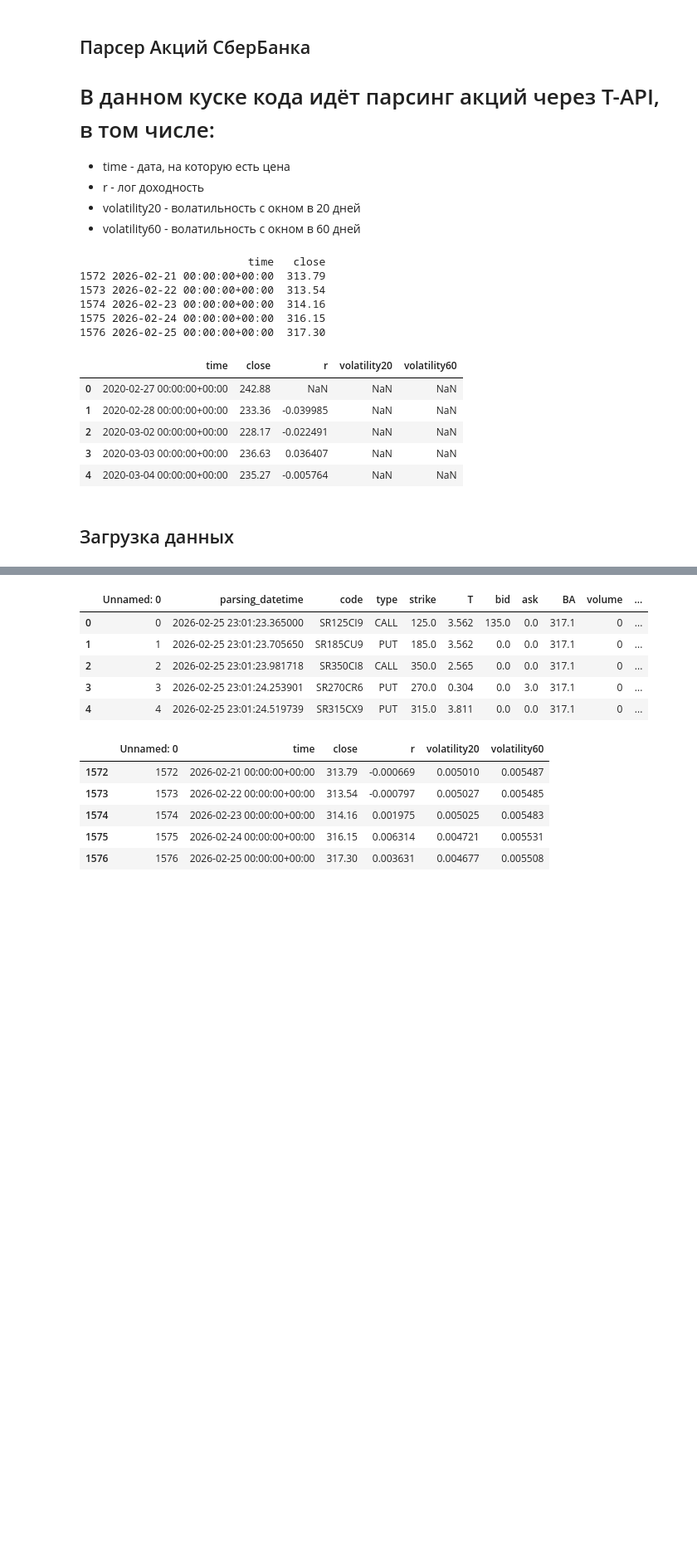
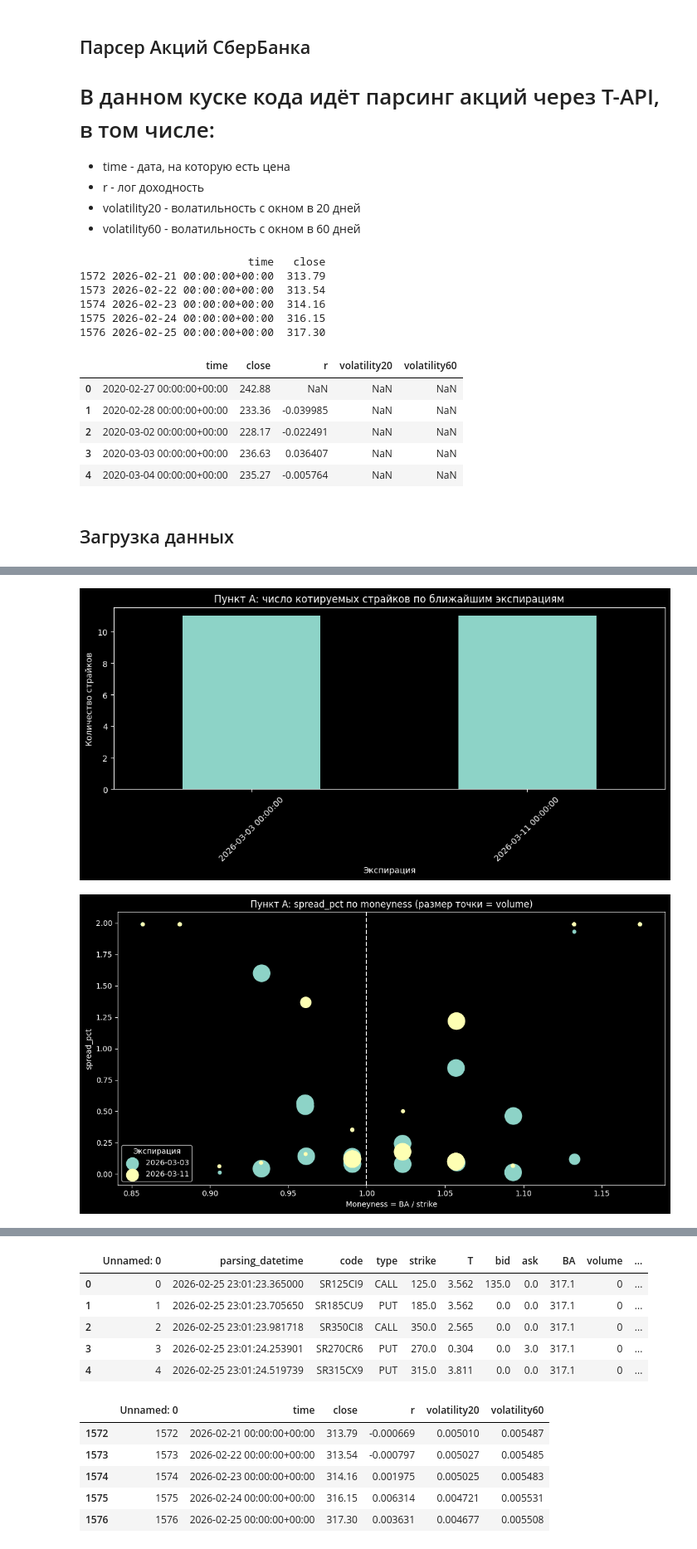
Before and after one commit to Vlad-prog-bit/msu_profinanse, a Jupyter notebook: Options.ipynb, the cells around one changed output, grey strips where cells are left out. Shown at 83% size. Drawn from its saved outputs; the diff is of its cells as text; code cells hidden in the pictures; blank space fills up the shorter version.

```diff
--- a/Options.ipynb
+++ b/Options.ipynb
@@ -270,0 +438,67 @@ class Black_Sholse:
+# %%
+
+def task_A_liquidity_map(options, latest_spot):
+    selected_expiries = nearest_expiries(options, n=N_NEAREST_EXPIRIES)
+    a_df = options[options['expiration_date'].isin(selected_expiries)].copy()
+
+    summary_rows = []
+    for expiry, x in a_df.groupby('expiration_date'):
+        quoted = x[x['is_quoted']].copy()
+
+        row = {
+            'expiration_date': expiry,
+            'contracts_total': len(x),
+            'quoted_contracts': int(x['is_quoted'].sum()),
+            'quoted_share_pct': round(100 * x['is_quoted'].mean(), 2),
+            'quoted_strikes': quoted['strike'].nunique(),
+            'avg_volume_quoted': round(quoted['volume'].mean(), 2) if len(quoted) > 0 else np.nan,
+            'median_volume_quoted': round(quoted['volume'].median(), 2) if len(quoted) > 0 else np.nan,
+            'median_spread_pct_quoted': round(quoted['spread_pct'].median(), 4) if len(quoted) > 0 else np.nan,
+            'mean_spread_pct_quoted': round(quoted['spread_pct'].mean(), 4) if len(quoted) > 0 else np.nan,
+            'atm_quoted_contracts': int(((x['is_quoted']) & (x['abs_mny_distance'] <= 0.05)).sum()),
+            'otm_quoted_contracts': int(((x['is_quoted']) & (x['abs_mny_distance'] > 0.05)).sum()),
+            'spot_reference': round(x['BA'].median(), 2)
+        }
+        summary_rows.append(row)
+
+    summary = pd.DataFrame(summary_rows).sort_values('expiration_date')
+    summary.to_csv(OUTPUT_DIR / 'A_liquidity_summary.csv', index=False)
+
+    print('Таблица для пункта A:')
+    print(summary)
+    strikes_by_exp = (
+        a_df[a_df['is_quoted']]
+        .groupby('expiration_date')['strike']
+        .nunique()
+        .sort_index()
+    )
+
+    plt.figure(figsize=(10, 5))
+    strikes_by_exp.plot(kind='bar')
+    plt.title('Пункт A: число котируемых страйков по ближайшим экспирациям')
+    plt.xlabel('Экспирация')
+    plt.ylabel('Количество страйков')
+    plt.xticks(rotation=45)
+    plt.tight_layout()
+    plt.show()
+    plt.figure(figsize=(11, 6))
+    for expiry in selected_expiries:
+        temp = a_df[(a_df['expiration_date'] == expiry) & (a_df['is_quoted'])].copy()
+        temp = temp.sort_values('moneyness')
+
+        if len(temp) > 0:
+            plt.scatter(
+                temp['moneyness'],
+                temp['spread_pct'],
+                s=np.clip(temp['volume'], 20, 500),
+                label=str(expiry.date())
+            )
+    plt.axvline(1.0, linestyle='--')
+    plt.title('Пункт A: spread_pct по moneyness (размер точки = volume)')
+    plt.xlabel('Moneyness = BA / strike')
+    plt.ylabel('spread_pct')
+    plt.legend(title='Экспирация')
+    plt.tight_layout()
+    plt.show()
+task_A_liquidity_map(options, latest_spot)
+# %% [output]
@@ -270,0 +521,2 @@ class Black_Sholse:
+[figure, added]
+[figure, added]
```
Also changed, not shown: parts of 21 cells of this notebook, 7 other files.
